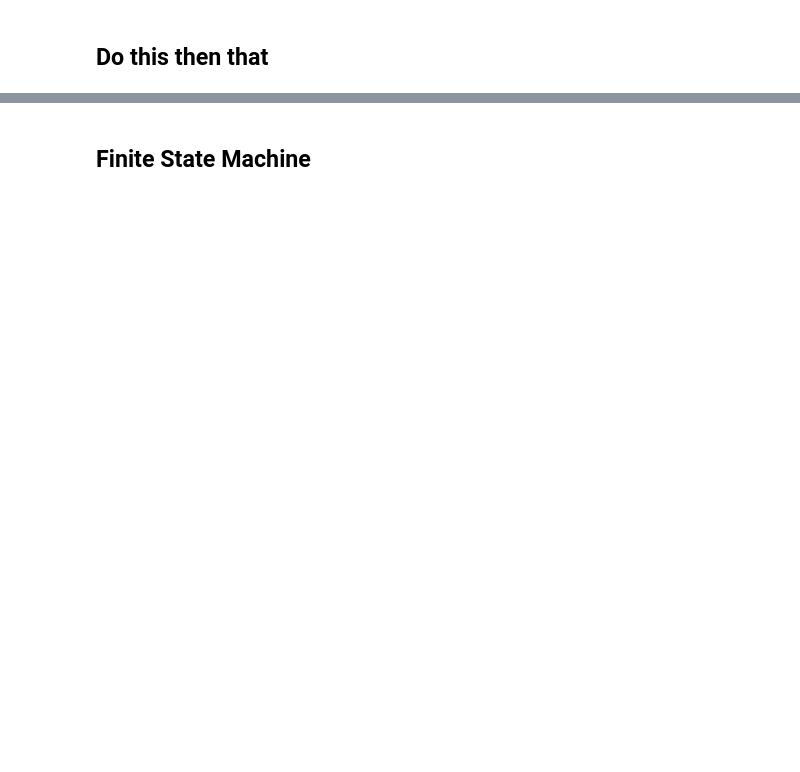
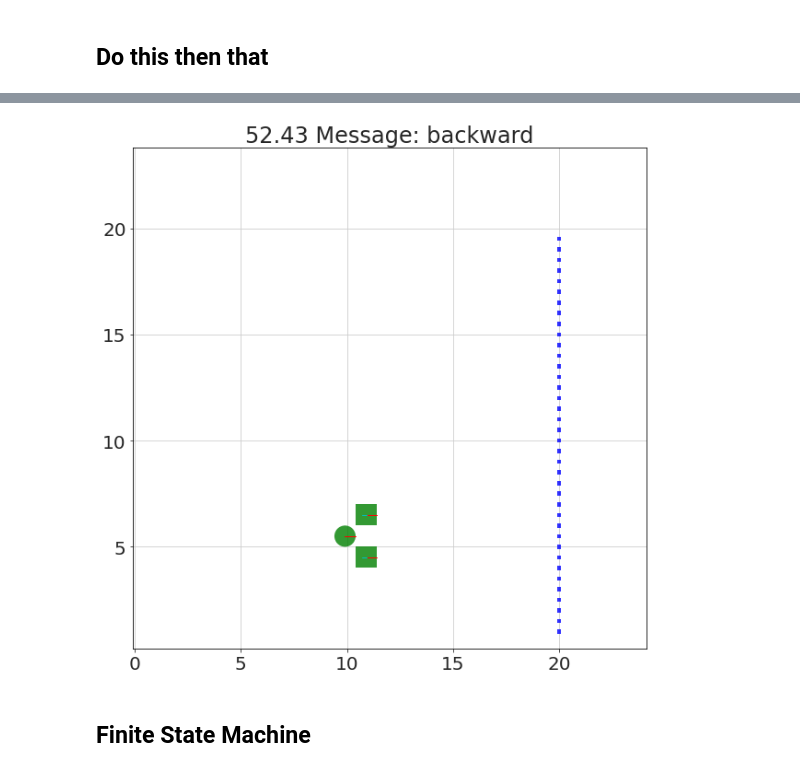
Before and after one commit to bblais/RobotSim373, a Jupyter notebook: Examples/Reaction - Linear Logic - Finite State Machine.ipynb, the cells around one changed output, grey strips where cells are left out. Drawn from its saved outputs; the diff is of its cells as text; code cells hidden in the pictures; blank space fills up the shorter version.

```diff
--- a/Examples/Reaction - Linear Logic - Finite State Machine.ipynb
+++ b/Examples/Reaction - Linear Logic - Finite State Machine.ipynb
@@ -122,2 +122,31 @@ run_sim(env,[forward,until_close,backward,until_far],
+# %%
+def forward(t,robot):
+    robot['left'].F=4
+    robot['right'].F=4
+    robot.message='forward'
+    return True
+# %%
+def backward(t,robot):
+    robot['left'].F=-4
+    robot['right'].F=-4
+    robot.message='backward'
+    return True
+# %%
+env=FrictionEnvironment(24,24)  # size of the environment
+robot=Robot(env)
+
+robot=build(robot)
+
+# put a bunch of blocks
+for y in arange(1,20,0.5):
+    Box(env,20,y,width=0.2,height=0.2,density=0.01)
+
+run_sim(env,[forward,until_close,backward,until_far],
+        total_time=100,  # seconds
+        dt=1/60,
+        dt_display=.5,  # make this larger for a faster display
+       )
+# %% [output]
+[figure, added]
 # %% [markdown]
 ## Finite State Machine
```
Also changed, not shown: parts of 3 cells of this notebook, 2 other files.
